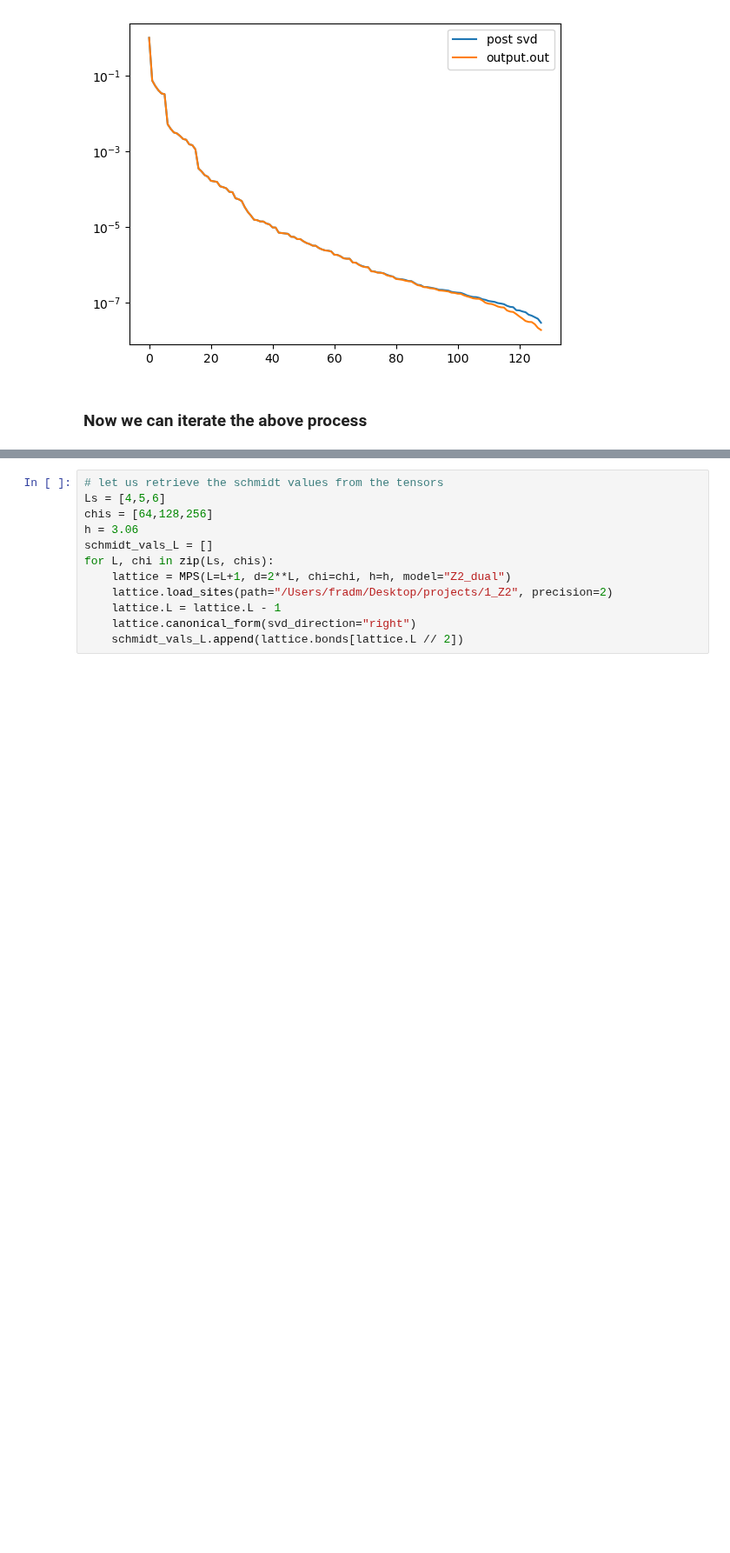
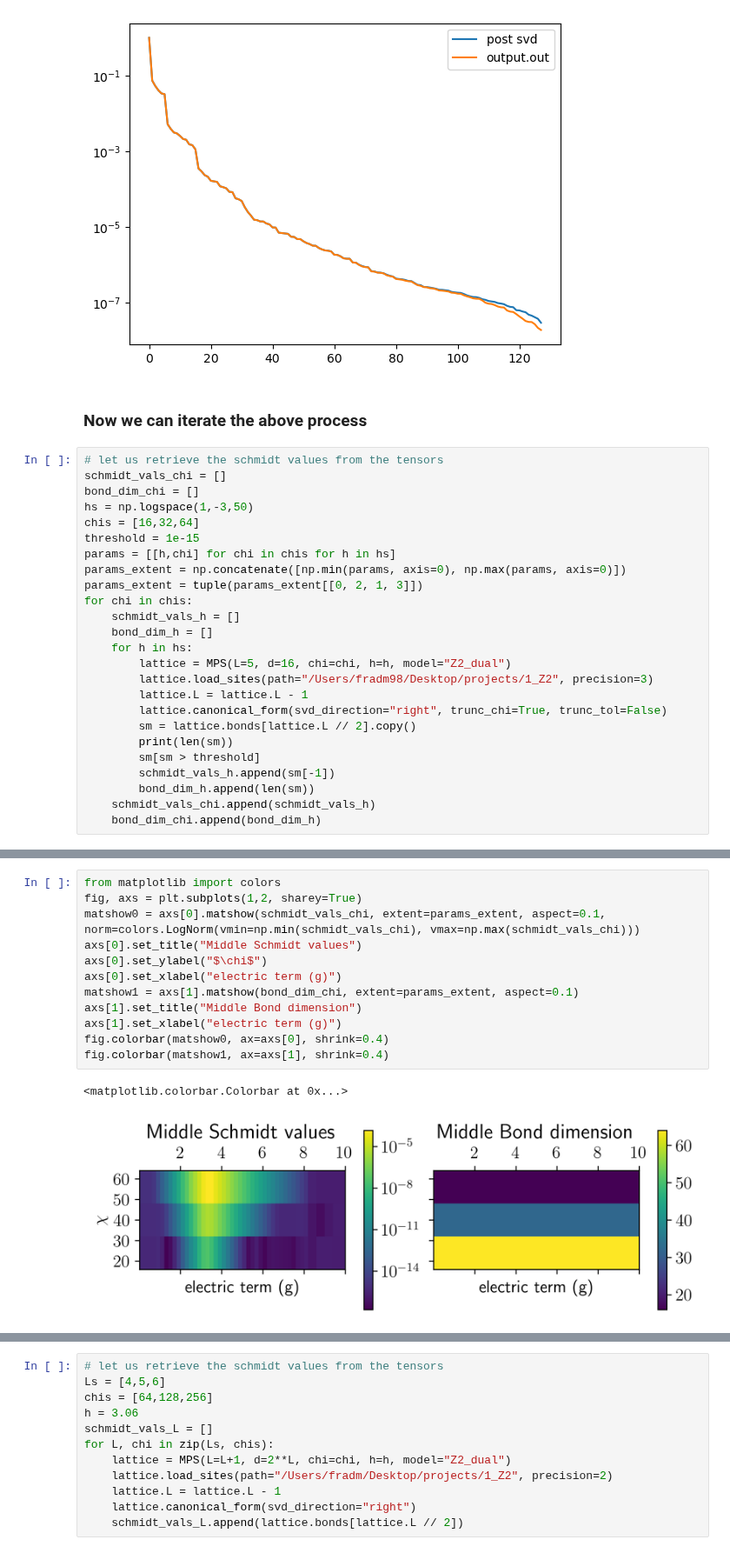
Before and after one commit to Fradm98/qs-mps, a Jupyter notebook: src/qs_mps/applications/Z2/check_schmidt_vals.ipynb, the cells around one changed output, grey strips where cells are left out. Shown at 87% size. Cells and saved outputs as stored; diff of their text form; blank space fills up the shorter version.

```diff
--- a/src/qs_mps/applications/Z2/check_schmidt_vals.ipynb
+++ b/src/qs_mps/applications/Z2/check_schmidt_vals.ipynb
@@ -98,3 +101,28 @@ plt.show()
 [figure]
 # %% [markdown]
 ### Now we can iterate the above process
+# %%
+# let us retrieve the schmidt values from the tensors
+schmidt_vals_chi = []
+bond_dim_chi = []
+hs = np.logspace(1,-3,50)
+chis = [16,32,64]
+threshold = 1e-15
+params = [[h,chi] for chi in chis for h in hs]
+params_extent = np.concatenate([np.min(params, axis=0), np.max(params, axis=0)])
+params_extent = tuple(params_extent[[0, 2, 1, 3]])
+for chi in chis:
+    schmidt_vals_h = []
+    bond_dim_h = []
+    for h in hs:
+        lattice = MPS(L=5, d=16, chi=chi, h=h, model="Z2_dual")
+        lattice.load_sites(path="/Users/fradm98/Desktop/projects/1_Z2", precision=3)
+        lattice.L = lattice.L - 1
+        lattice.canonical_form(svd_direction="right", trunc_chi=True, trunc_tol=False)
+        sm = lattice.bonds[lattice.L // 2].copy()
+        print(len(sm))
+        sm[sm > threshold]
+        schmidt_vals_h.append(sm[-1])
+        bond_dim_h.append(len(sm))
+    schmidt_vals_chi.append(schmidt_vals_h)
+    bond_dim_chi.append(bond_dim_h)
@@ -101,2 +147,17 @@ plt.show()
+# %%
+from matplotlib import colors
+fig, axs = plt.subplots(1,2, sharey=True)
+matshow0 = axs[0].matshow(schmidt_vals_chi, extent=params_extent, aspect=0.1, norm=colors.LogNorm(vmin=np.min(schmidt_vals_chi), vmax=np.max(schmidt_vals_chi)))
+axs[0].set_title("Middle Schmidt values")
+axs[0].set_ylabel("$\chi$")
+axs[0].set_xlabel("electric term (g)")
+matshow1 = axs[1].matshow(bond_dim_chi, extent=params_extent, aspect=0.1)
+axs[1].set_title("Middle Bond dimension")
+axs[1].set_xlabel("electric term (g)")
+fig.colorbar(matshow0, ax=axs[0], shrink=0.4)
+fig.colorbar(matshow1, ax=axs[1], shrink=0.4)
+# %% [output]
+<matplotlib.colorbar.Colorbar at 0x...>
+[figure, added]
 # %%
 # let us retrieve the schmidt values from the tensors
```
Also changed, not shown: parts of 7 cells of this notebook, 5 other files.
